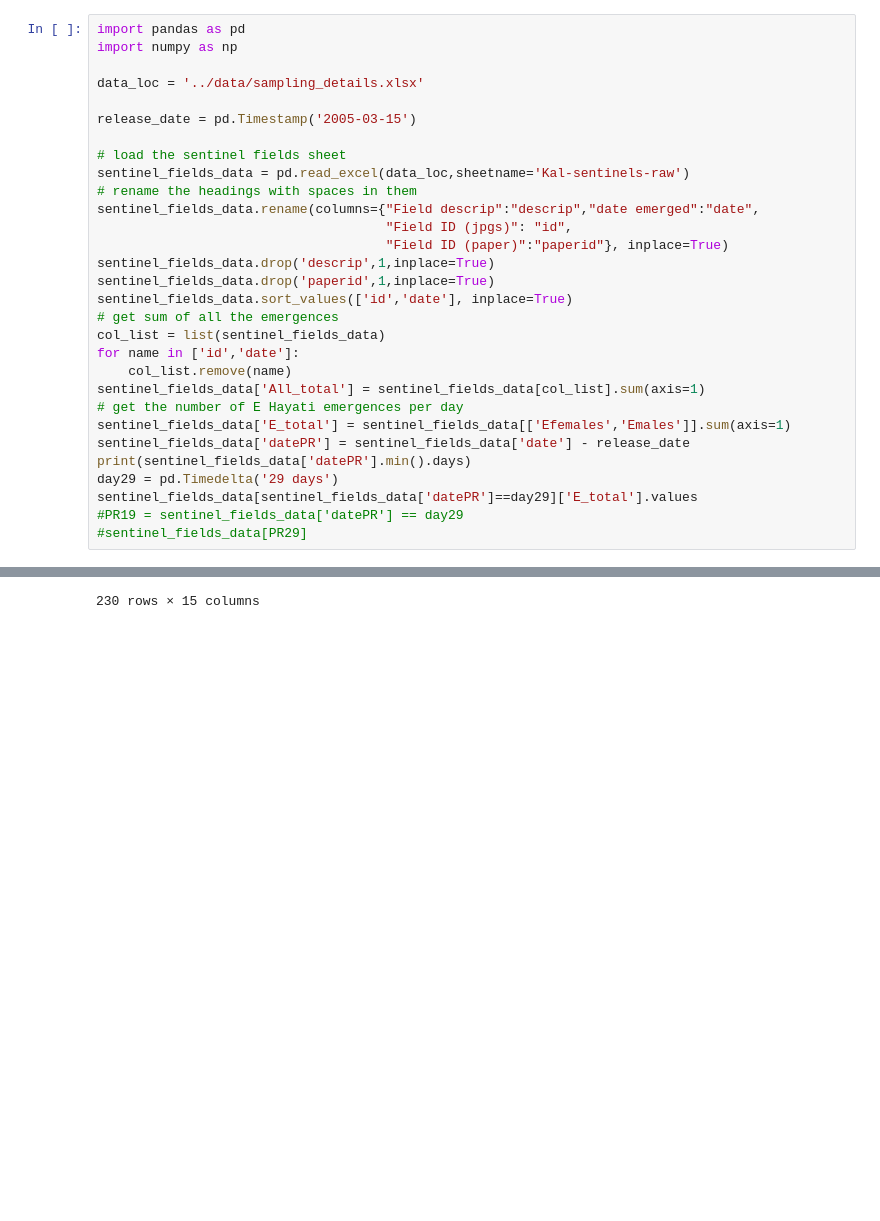
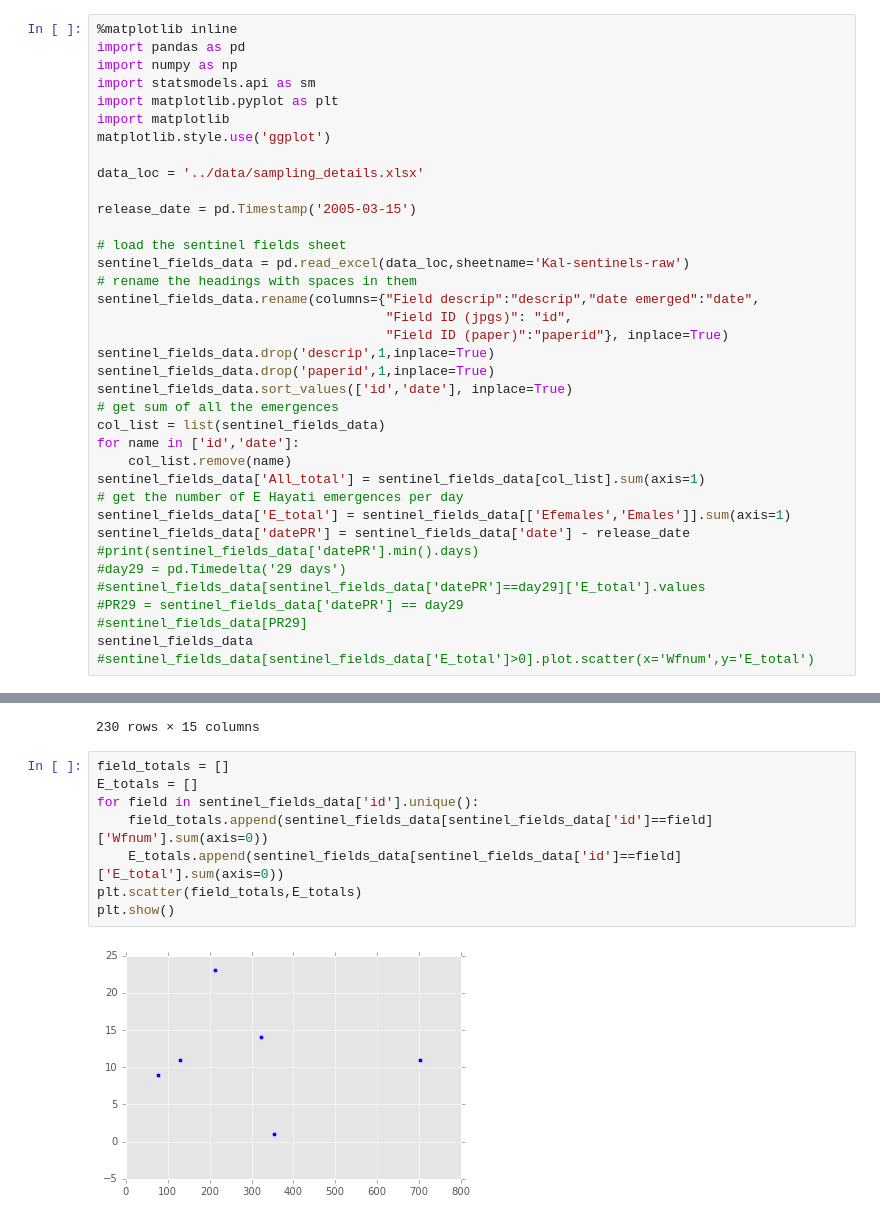
Before and after one commit to mountaindust/Parasitoids, a Jupyter notebook: analytic/docs/Pandas_xlsx_data.ipynb, the cells around one changed output, grey strips where cells are left out. Drawn from its saved outputs; the diff is of its cells as text; blank space fills up the shorter version.

```diff
--- a/analytic/docs/Pandas_xlsx_data.ipynb
+++ b/analytic/docs/Pandas_xlsx_data.ipynb
@@ -1,8 +1,13 @@
 # %% [markdown]
 # Loading/Manipulating excel data with Pandas
 # %%
+%matplotlib inline
 import pandas as pd
 import numpy as np
+import statsmodels.api as sm
+import matplotlib.pyplot as plt
+import matplotlib
+matplotlib.style.use('ggplot')
 
 data_loc = '../data/sampling_details.xlsx'
 
@@ -25,9 +30,11 @@ sentinel_fields_data['All_total'] = sentinel_fields_data[col_list].sum(axis=1)
 # get the number of E Hayati emergences per day
 sentinel_fields_data['E_total'] = sentinel_fields_data[['Efemales','Emales']].sum(axis=1)
 sentinel_fields_data['datePR'] = sentinel_fields_data['date'] - release_date
-print(sentinel_fields_data['datePR'].min().days)
-day29 = pd.Timedelta('29 days')
-sentinel_fields_data[sentinel_fields_data['datePR']==day29]['E_total'].values
-#PR19 = sentinel_fields_data['datePR'] == day29
+#print(sentinel_fields_data['datePR'].min().days)
+#day29 = pd.Timedelta('29 days')
+#sentinel_fields_data[sentinel_fields_data['datePR']==day29]['E_total'].values
+#PR29 = sentinel_fields_data['datePR'] == day29
 #sentinel_fields_data[PR29]
+sentinel_fields_data
+#sentinel_fields_data[sentinel_fields_data['E_total']>0].plot.scatter(x='Wfnum',y='E_total')
 # %% [output]
@@ -74,3 +96,13 @@ release_field_data
 | 216 | 200 | 200 | 2005-04-22 | 0 | 0 | 0 | 0 | 0 | 0 | 0 | ... |
 | 211 | 200 | 300 | 2005-04-22 | 0 | 0 | 0 | 0 | 0 | 0 | 0 | ... |
 230 rows × 15 columns
+# %%
+field_totals = []
+E_totals = []
+for field in sentinel_fields_data['id'].unique():
+    field_totals.append(sentinel_fields_data[sentinel_fields_data['id']==field]['Wfnum'].sum(axis=0))
+    E_totals.append(sentinel_fields_data[sentinel_fields_data['id']==field]['E_total'].sum(axis=0))
+plt.scatter(field_totals,E_totals)
+plt.show()
+# %% [output]
+[figure, added]
```
Also changed, not shown: parts of 1 cell of this notebook, 3 other files.
